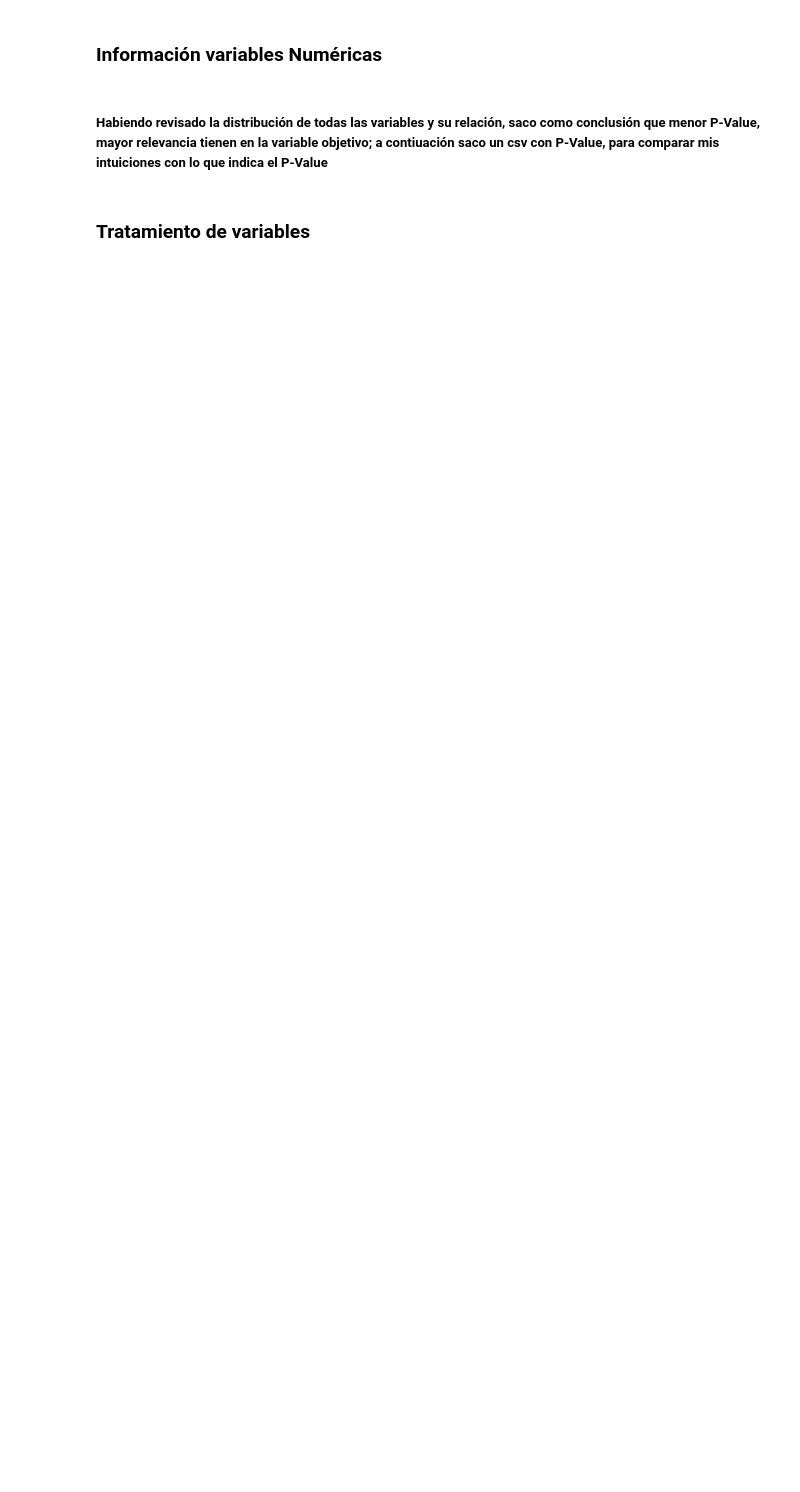
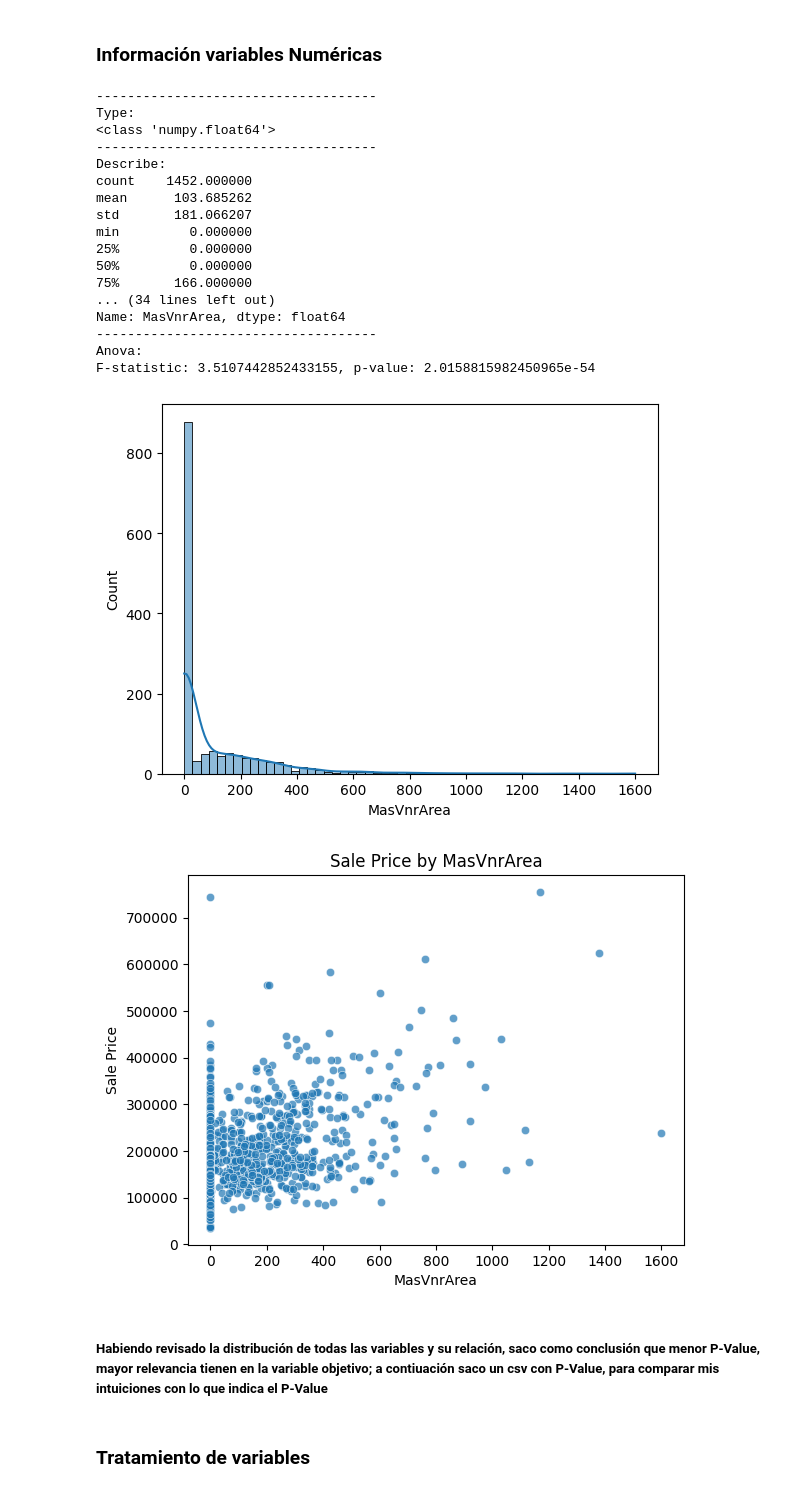
Before and after one commit to socrallacer/IA_DIPLOMA_SAMSUNG, a Jupyter notebook: MACHINE_LEARNING/SUPERVISED/PROYECTO/proyecto.ipynb, the cells around one changed output. Cells and saved outputs as stored; diff of their text form; code cells hidden in the pictures; blank space fills up the shorter version.

```diff
--- a/MACHINE_LEARNING/SUPERVISED/PROYECTO/proyecto.ipynb
+++ b/MACHINE_LEARNING/SUPERVISED/PROYECTO/proyecto.ipynb
@@ -62,20 +101,40 @@ plt.show()
 # %% [markdown]
 ### Información variables Numéricas
 # %%
-varaible = 'LotFrontage'
+varaible = 'MasVnrArea'
 x_ = df_train[varaible]
 y_ = df_train['SalePrice']
 mostrar_información(df_train, varaible)
 #distribución de la variable x graficamente:
 sns.histplot(x_,kde=True,legend=True)
 plt.show()
 #scater plot con lineas de regresión
 
 sns.scatterplot(x=x_, y=y_,alpha=0.7)
 plt.xlabel(x_.name)
 plt.ylabel('Sale Price')
 plt.title('Sale Price by ' + x_.name)
 plt.show()
+# %% [output]
+------------------------------------
+Type:
+<class 'numpy.float64'>
+------------------------------------
+Describe:
+count    1452.000000
+mean      103.685262
+std       181.066207
+min         0.000000
+25%         0.000000
+50%         0.000000
+75%       166.000000
+... (34 lines left out)
+Name: MasVnrArea, dtype: float64
+------------------------------------
+Anova:
+F-statistic: 3.5107442852433155, p-value: 2.0158815982450965e-54
+[figure, added]
+[figure, added]
 # %% [markdown]
 ##### Habiendo revisado la distribución de todas las variables y su relación, saco como conclusión que  menor P-Value, mayor relevancia tienen en la variable objetivo; a contiuación saco un csv con P-Value, para comparar mis intuiciones con lo que indica el P-Value
 # %% [markdown]
```
Also changed, not shown: parts of 61 cells of this notebook, 7 other files.
